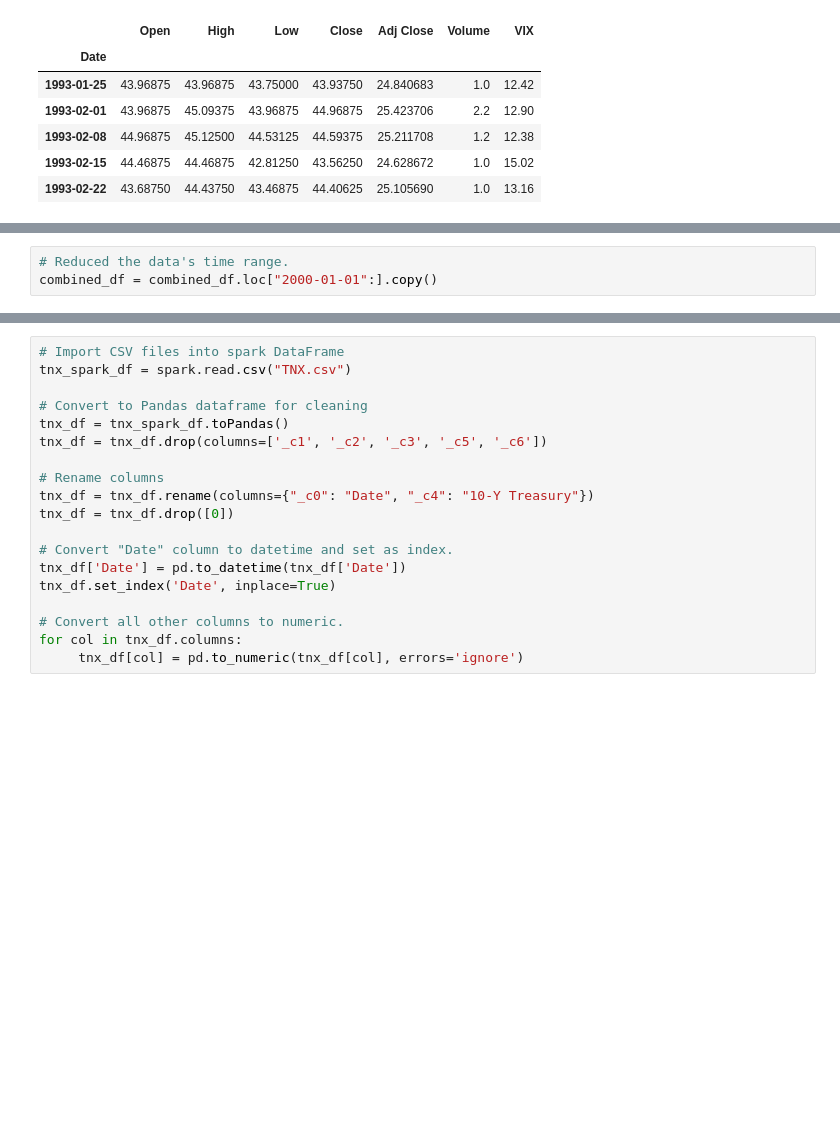
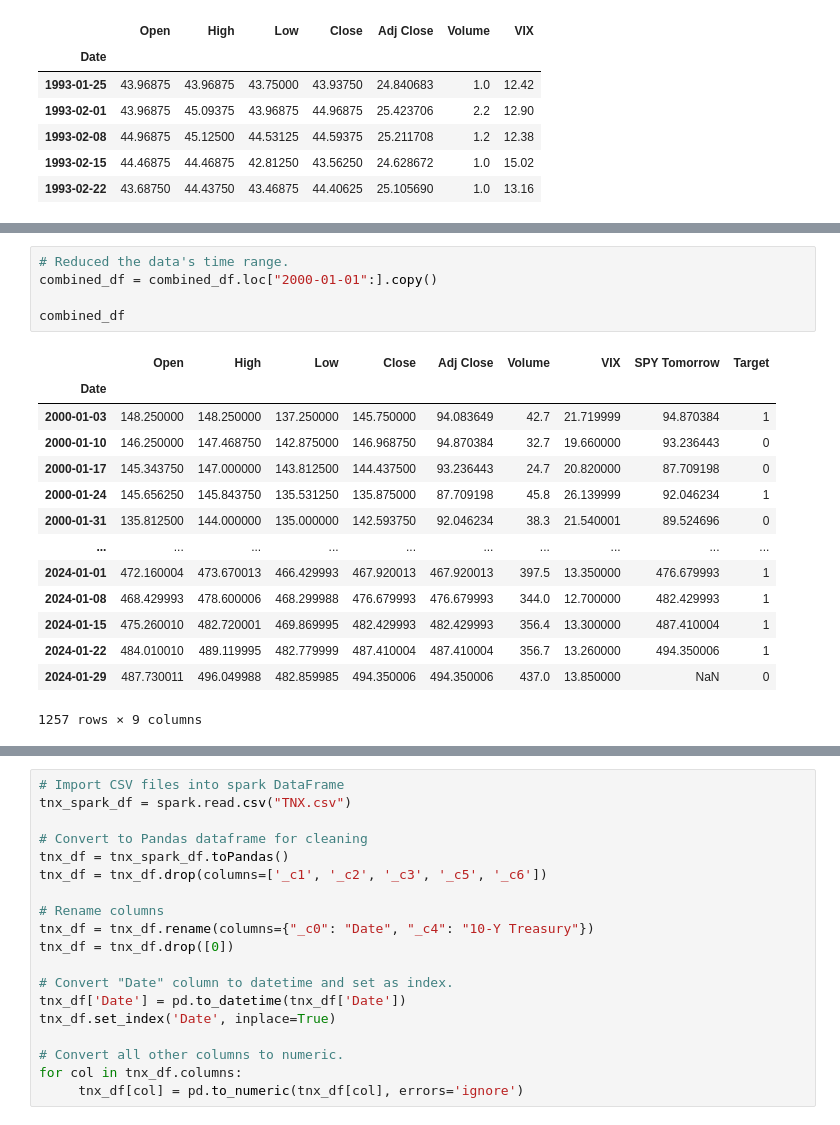
Before and after one commit to Goldfiinch/Project-4, a Jupyter notebook: Project_4.ipynb, the cells around one changed output, grey strips where cells are left out. Saved outputs shown, nothing was run; the diff lists cells and outputs as text; blank space fills up the shorter version.

```diff
--- a/Project_4.ipynb
+++ b/Project_4.ipynb
@@ -111,6 +100,23 @@ combined_df.head()
 # %%
 # Reduced the data's time range.
 combined_df = combined_df.loc["2000-01-01":].copy()
+
+combined_df
+# %% [output]
+|  | Open | High | Low | Close | Adj Close | Volume | VIX | SPY Tomorrow | Target |
+| Date |  |  |  |  |  |  |  |  |  |
+| 2000-01-03 | 148.250000 | 148.250000 | 137.250000 | 145.750000 | 94.083649 | 42.7 | 21.719999 | 94.870384 | 1 |
+| 2000-01-10 | 146.250000 | 147.468750 | 142.875000 | 146.968750 | 94.870384 | 32.7 | 19.660000 | 93.236443 | 0 |
+| 2000-01-17 | 145.343750 | 147.000000 | 143.812500 | 144.437500 | 93.236443 | 24.7 | 20.820000 | 87.709198 | 0 |
+| 2000-01-24 | 145.656250 | 145.843750 | 135.531250 | 135.875000 | 87.709198 | 45.8 | 26.139999 | 92.046234 | 1 |
+| 2000-01-31 | 135.812500 | 144.000000 | 135.000000 | 142.593750 | 92.046234 | 38.3 | 21.540001 | 89.524696 | 0 |
+| ... | ... | ... | ... | ... | ... | ... | ... | ... | ... |
+| 2024-01-01 | 472.160004 | 473.670013 | 466.429993 | 467.920013 | 467.920013 | 397.5 | 13.350000 | 476.679993 | 1 |
+| 2024-01-08 | 468.429993 | 478.600006 | 468.299988 | 476.679993 | 476.679993 | 344.0 | 12.700000 | 482.429993 | 1 |
+| 2024-01-15 | 475.260010 | 482.720001 | 469.869995 | 482.429993 | 482.429993 | 356.4 | 13.300000 | 487.410004 | 1 |
+| 2024-01-22 | 484.010010 | 489.119995 | 482.779999 | 487.410004 | 487.410004 | 356.7 | 13.260000 | 494.350006 | 1 |
+| 2024-01-29 | 487.730011 | 496.049988 | 482.859985 | 494.350006 | 494.350006 | 437.0 | 13.850000 | NaN | 0 |
+1257 rows × 9 columns
 # %%
 # Create Model.
 from sklearn.ensemble import RandomForestClassifier
```
Also changed, not shown: parts of 18 cells of this notebook, 2 other files.
